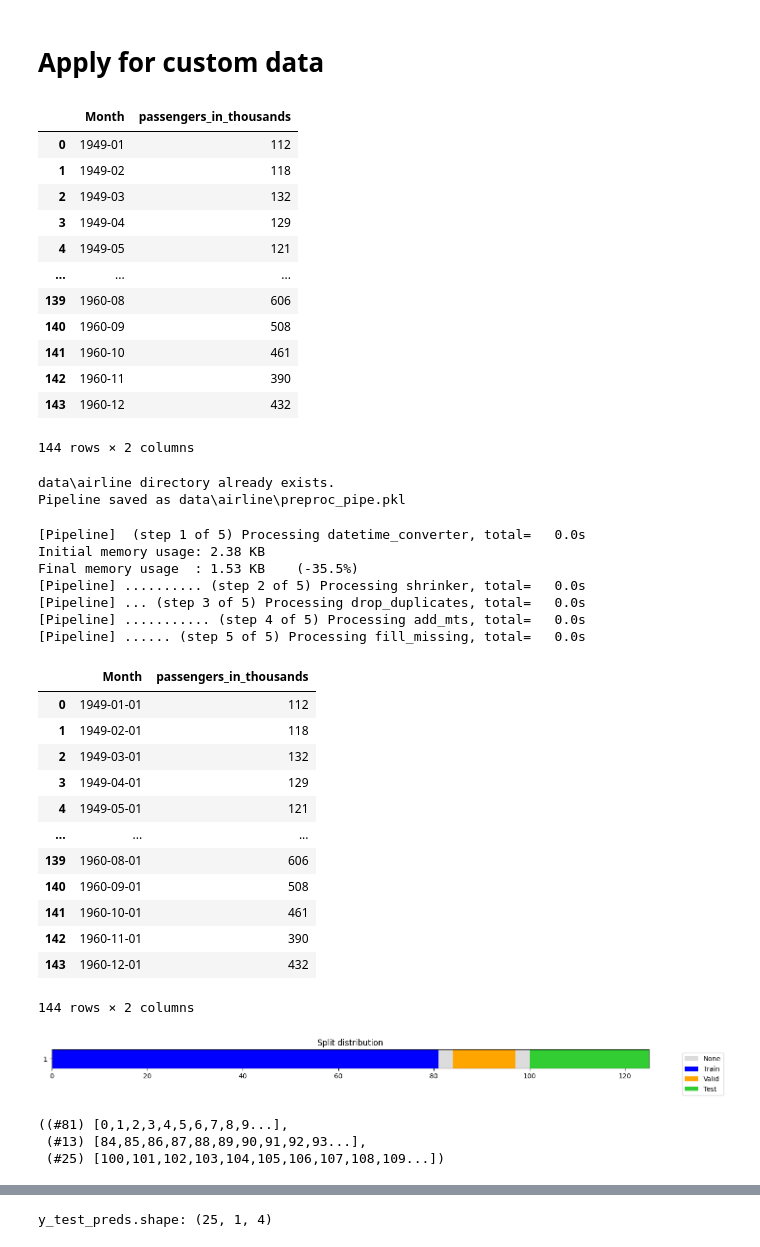
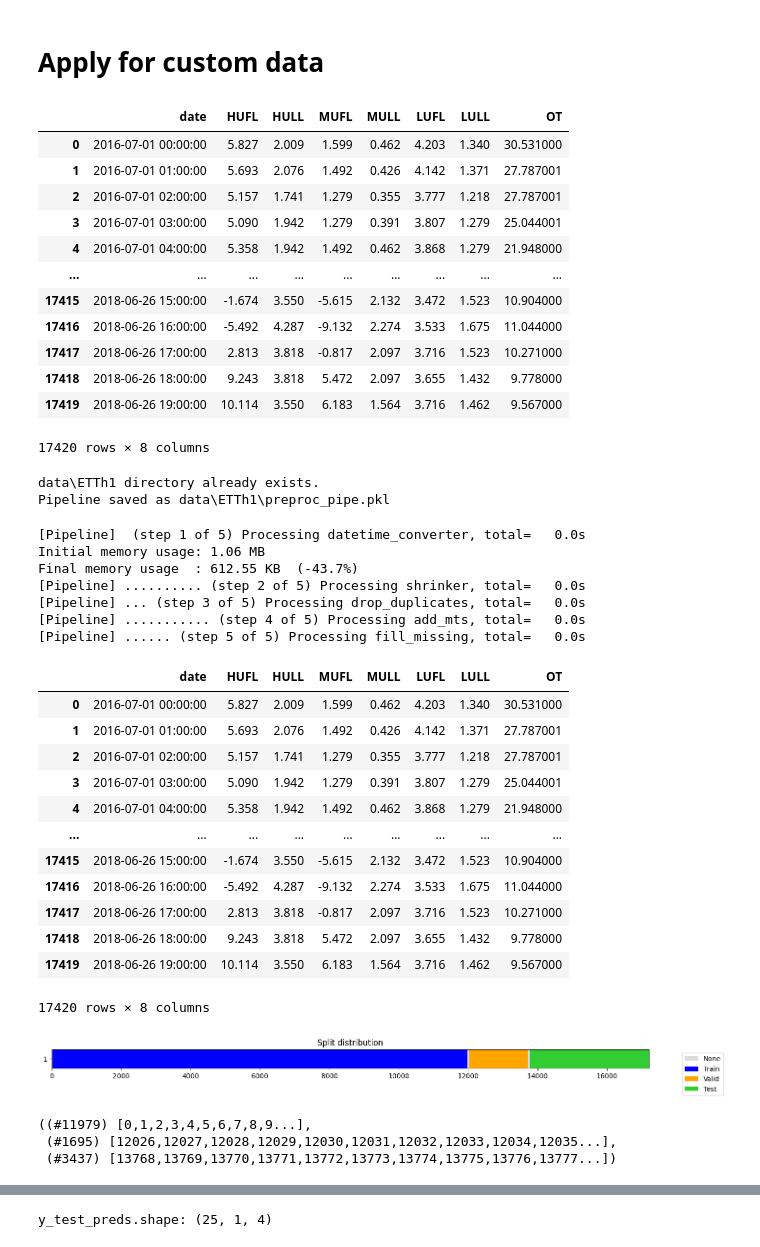
Before and after one commit to ginofft/TimeSeriesAnalysis, a Jupyter notebook: playground.ipynb, the cells around one changed output, grey strips where cells are left out. Drawn from its saved outputs; the diff is of its cells as text; code cells hidden in the pictures.

```diff
--- a/playground.ipynb
+++ b/playground.ipynb
@@ -238,27 +203,27 @@ import pandas as pd
 from pathlib import Path
 from tsai.basics import *
 
-dataPath = Path('data/airline/airline.csv', index_col='Month')
+dataPath = Path('data/ETTh1/ETTh1.csv')
 folderPath = dataPath.parent
 df_raw = pd.read_csv(dataPath)
 df_raw
 # %% [output]
-|  | Month | passengers_in_thousands |
-| 0 | 1949-01 | 112 |
-| 1 | 1949-02 | 118 |
-| 2 | 1949-03 | 132 |
-| 3 | 1949-04 | 129 |
-| 4 | 1949-05 | 121 |
-| ... | ... | ... |
-| 139 | 1960-08 | 606 |
-| 140 | 1960-09 | 508 |
-| 141 | 1960-10 | 461 |
-| 142 | 1960-11 | 390 |
-| 143 | 1960-12 | 432 |
+|  | date | HUFL | HULL | MUFL | MULL | LUFL | LULL | OT |
+| 0 | 2016-07-01 00:00:00 | 5.827 | 2.009 | 1.599 | 0.462 | 4.203 | 1.340 | 30.531000 |
+| 1 | 2016-07-01 01:00:00 | 5.693 | 2.076 | 1.492 | 0.426 | 4.142 | 1.371 | 27.787001 |
+| 2 | 2016-07-01 02:00:00 | 5.157 | 1.741 | 1.279 | 0.355 | 3.777 | 1.218 | 27.787001 |
+| 3 | 2016-07-01 03:00:00 | 5.090 | 1.942 | 1.279 | 0.391 | 3.807 | 1.279 | 25.044001 |
+| 4 | 2016-07-01 04:00:00 | 5.358 | 1.942 | 1.492 | 0.462 | 3.868 | 1.279 | 21.948000 |
+| ... | ... | ... | ... | ... | ... | ... | ... | ... |
+| 17415 | 2018-06-26 15:00:00 | -1.674 | 3.550 | -5.615 | 2.132 | 3.472 | 1.523 | 10.904000 |
+| 17416 | 2018-06-26 16:00:00 | -5.492 | 4.287 | -9.132 | 2.274 | 3.533 | 1.675 | 11.044000 |
+| 17417 | 2018-06-26 17:00:00 | 2.813 | 3.818 | -0.817 | 2.097 | 3.716 | 1.523 | 10.271000 |
+| 17418 | 2018-06-26 18:00:00 | 9.243 | 3.818 | 5.472 | 2.097 | 3.655 | 1.432 | 9.778000 |
+| 17419 | 2018-06-26 19:00:00 | 10.114 | 3.550 | 6.183 | 1.564 | 3.716 | 1.462 | 9.567000 |
-144 rows × 2 columns
+17420 rows × 8 columns
 # %%
-datetime_col = "Month"
-freq = 'MS'
+datetime_col = "date"
+freq = 'H'
 columns = df_raw.columns[1:]
 method = 'ffill'
 value = 0
@@ -275,48 +240,48 @@ preproc_pipe = sklearn.pipeline.Pipeline([
 
 save_object(preproc_pipe, folderPath /'preproc_pipe.pkl')
 # %% [output]
-data\airline directory already exists.
-Pipeline saved as data\airline\preproc_pipe.pkl
+data\ETTh1 directory already exists.
+Pipeline saved as data\ETTh1\preproc_pipe.pkl
 # %%
-preprocessPipePath = Path('data/airline/preproc_pipe.pkl')
+preprocessPipePath = Path('data/ETTh1/preproc_pipe.pkl')
 
 preproc_pipe = load_object(preprocessPipePath)
 df = preproc_pipe.fit_transform(df_raw)
 df
 # %% [output]
 [Pipeline]  (step 1 of 5) Processing datetime_converter, total=   0.0s
-Initial memory usage: 2.38 KB
-Final memory usage  : 1.53 KB    (-35.5%)
+Initial memory usage: 1.06 MB
+Final memory usage  : 612.55 KB  (-43.7%)
 [Pipeline] .......... (step 2 of 5) Processing shrinker, total=   0.0s
 [Pipeline] ... (step 3 of 5) Processing drop_duplicates, total=   0.0s
 [Pipeline] ........... (step 4 of 5) Processing add_mts, total=   0.0s
 [Pipeline] ...... (step 5 of 5) Processing fill_missing, total=   0.0s
-|  | Month | passengers_in_thousands |
-| 0 | 1949-01-01 | 112 |
-| 1 | 1949-02-01 | 118 |
-| 2 | 1949-03-01 | 132 |
-| 3 | 1949-04-01 | 129 |
-| 4 | 1949-05-01 | 121 |
-| ... | ... | ... |
-| 139 | 1960-08-01 | 606 |
-| 140 | 1960-09-01 | 508 |
-| 141 | 1960-10-01 | 461 |
-| 142 | 1960-11-01 | 390 |
-| 143 | 1960-12-01 | 432 |
+|  | date | HUFL | HULL | MUFL | MULL | LUFL | LULL | OT |
+| 0 | 2016-07-01 00:00:00 | 5.827 | 2.009 | 1.599 | 0.462 | 4.203 | 1.340 | 30.531000 |
+| 1 | 2016-07-01 01:00:00 | 5.693 | 2.076 | 1.492 | 0.426 | 4.142 | 1.371 | 27.787001 |
+| 2 | 2016-07-01 02:00:00 | 5.157 | 1.741 | 1.279 | 0.355 | 3.777 | 1.218 | 27.787001 |
+| 3 | 2016-07-01 03:00:00 | 5.090 | 1.942 | 1.279 | 0.391 | 3.807 | 1.279 | 25.044001 |
+| 4 | 2016-07-01 04:00:00 | 5.358 | 1.942 | 1.492 | 0.462 | 3.868 | 1.279 | 21.948000 |
+| ... | ... | ... | ... | ... | ... | ... | ... | ... |
+| 17415 | 2018-06-26 15:00:00 | -1.674 | 3.550 | -5.615 | 2.132 | 3.472 | 1.523 | 10.904000 |
+| 17416 | 2018-06-26 16:00:00 | -5.492 | 4.287 | -9.132 | 2.274 | 3.533 | 1.675 | 11.044000 |
+| 17417 | 2018-06-26 17:00:00 | 2.813 | 3.818 | -0.817 | 2.097 | 3.716 | 1.523 | 10.271000 |
+| 17418 | 2018-06-26 18:00:00 | 9.243 | 3.818 | 5.472 | 2.097 | 3.655 | 1.432 | 9.778000 |
+| 17419 | 2018-06-26 19:00:00 | 10.114 | 3.550 | 6.183 | 1.564 | 3.716 | 1.462 | 9.567000 |
-144 rows × 2 columns
+17420 rows × 8 columns
 # %%
-fcst_history = 16 # # steps in the past
-fcst_horizon = 4 # # steps in the future
+fcst_history = 168 # # steps in the past
+fcst_horizon = 48 # # steps in the future
 valid_size   = 0.1  # int or float indicating the size of the training set
 test_size    = 0.2  # int or float indicating the size of the test set
 
 splits = get_long_term_forecasting_splits(df, fcst_history=fcst_history, fcst_horizon=fcst_horizon)
 splits
 # %% [output]
-[figure, old version]
+[figure, new version]
-((#81) [0,1,2,3,4,5,6,7,8,9...],
- (#13) [84,85,86,87,88,89,90,91,92,93...],
- (#25) [100,101,102,103,104,105,106,107,108,109...])
+((#11979) [0,1,2,3,4,5,6,7,8,9...],
+ (#1695) [12026,12027,12028,12029,12030,12031,12032,12033,12034,12035...],
+ (#3437) [13768,13769,13770,13771,13772,13773,13774,13775,13776,13777...])
 # %%
 columns = df.columns[1:]
 train_split = splits[0]
```
Also changed, not shown: parts of 14 cells of this notebook, 3 other files.
